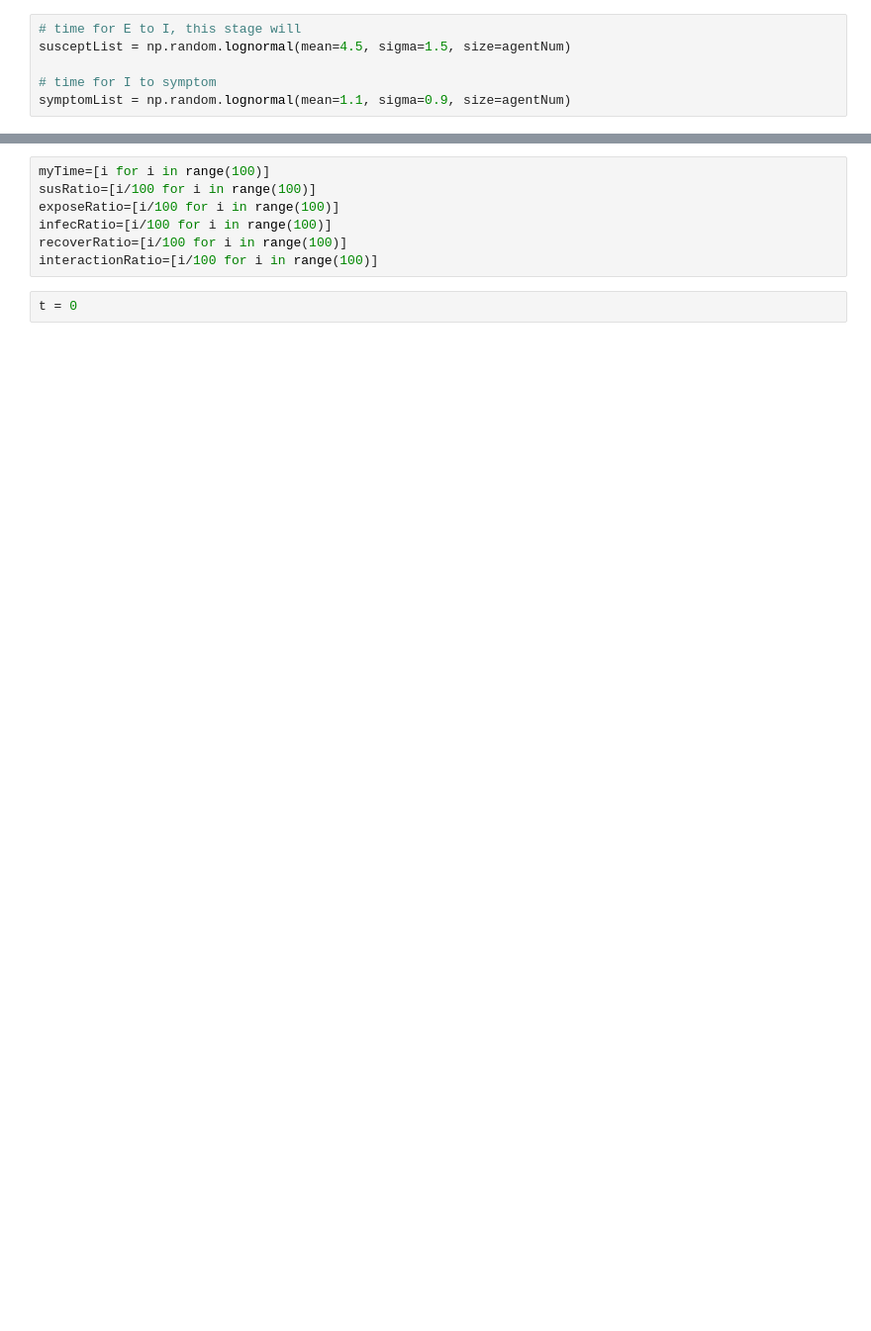
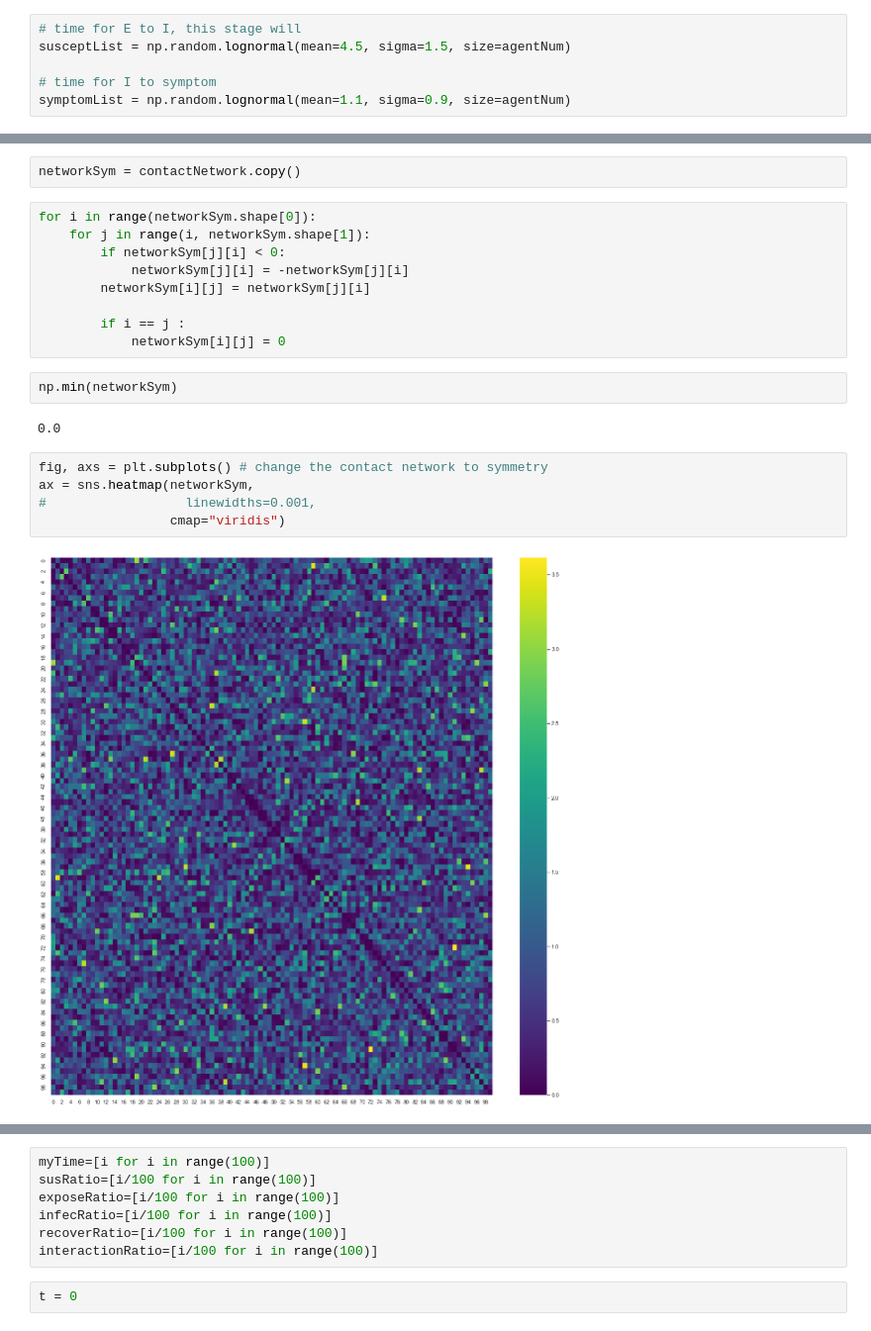
Before and after one commit to jligm-hash/5003grpProjects, a Jupyter notebook: oneCovid.ipynb, the cells around one changed output, grey strips where cells are left out. Shown at 99% size. Drawn from its saved outputs; the diff is of its cells as text; blank space fills up the shorter version.

```diff
--- a/oneCovid.ipynb
+++ b/oneCovid.ipynb
@@ -45,0 +46,22 @@ axs.hist(susceptList)
+# %%
+networkSym = contactNetwork.copy()
+# %%
+for i in range(networkSym.shape[0]):
+    for j in range(i, networkSym.shape[1]):
+        if networkSym[j][i] < 0:
+            networkSym[j][i] = -networkSym[j][i]
+        networkSym[i][j] = networkSym[j][i]
+
+        if i == j :
+            networkSym[i][j] = 0
+# %%
+np.min(networkSym)
+# %% [output]
+0.0
+# %%
+fig, axs = plt.subplots() # change the contact network to symmetry
+ax = sns.heatmap(networkSym,
+#                  linewidths=0.001,
+                 cmap="viridis")
+# %% [output]
+[figure, added]
```
Also changed, not shown: parts of 17 cells of this notebook.
